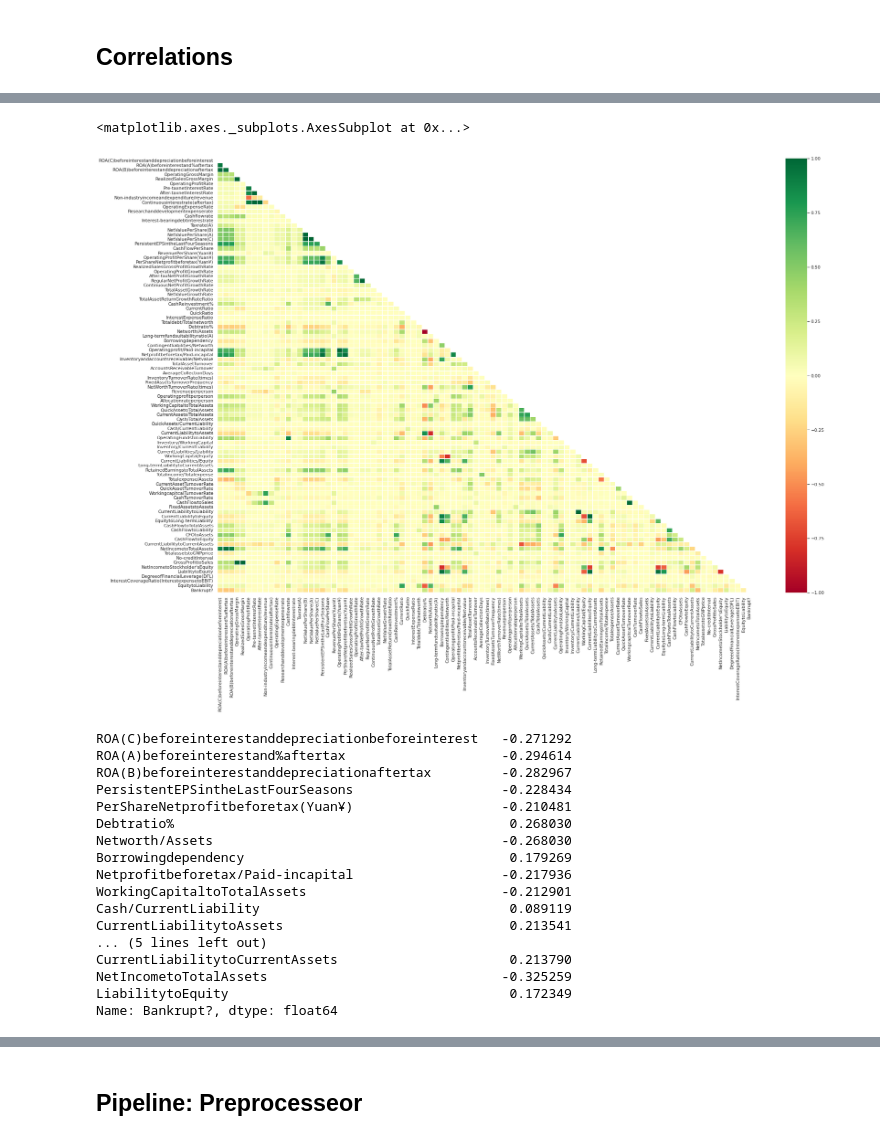
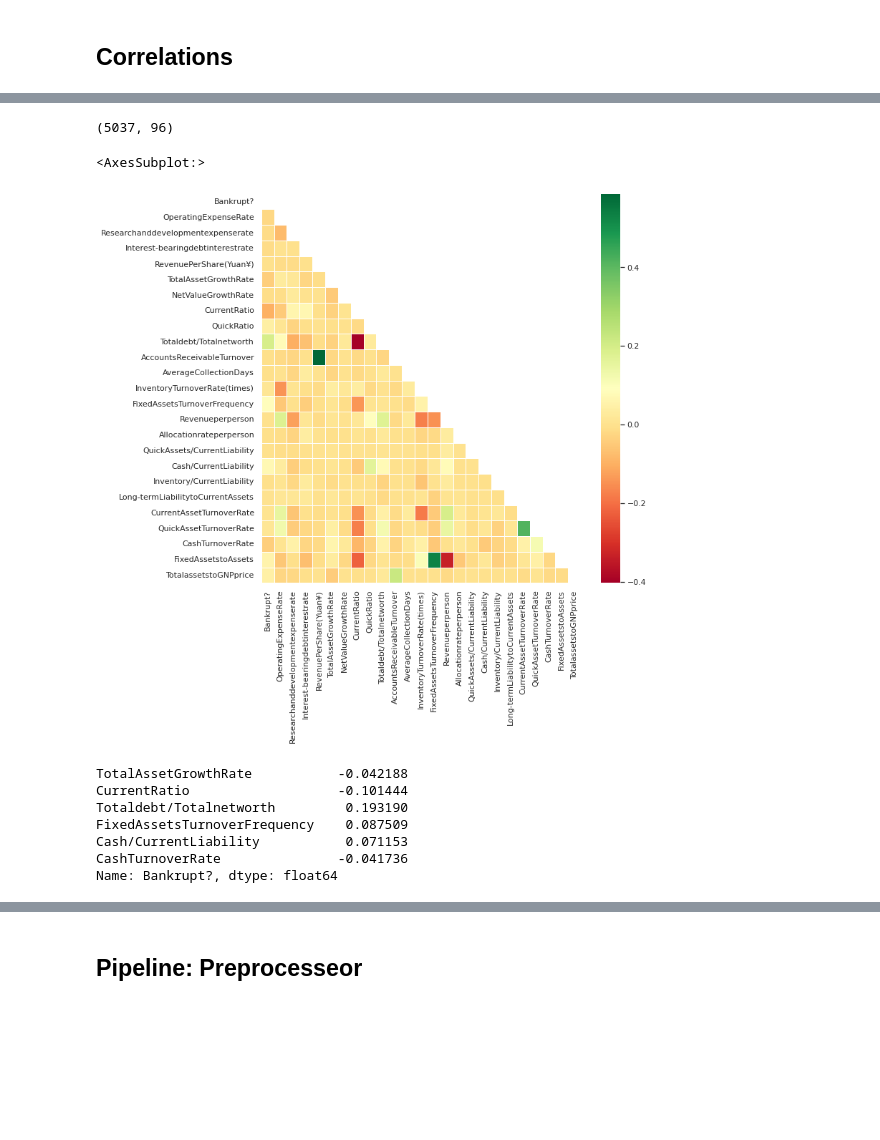
Before and after one commit to oimartin/company_bankruptcy_predictions, a Jupyter notebook: Notebook_bankrupt.ipynb, the cells around one changed output, grey strips where cells are left out. Cells and saved outputs as stored; diff of their text form; code cells hidden in the pictures; blank space fills up the shorter version.

Commit message:
added models, saved figures, model evaluations

```diff
--- a/Notebook_bankrupt.ipynb
+++ b/Notebook_bankrupt.ipynb
@@ -161,0 +195,12 @@ sns.histplot(data = bankrupt_yes, x='FixedAssetstoAssets')
+# %%
+
+f, (ax0, ax1, ax2, ax3, ax4) = plt.subplots(1,5, figsize=(20,5))
+
+strip_violin(data, 'Bankrupt?', bottom_skew_neg.index[0], bottom_skew_neg[0], ax0)
+strip_violin(data, 'Bankrupt?', bottom_skew_neg.index[1], bottom_skew_neg[1], ax1)
+strip_violin(data, 'Bankrupt?', bottom_skew_neg.index[2], bottom_skew_neg[2], ax2)
+strip_violin(data, 'Bankrupt?', bottom_skew_neg.index[3], bottom_skew_neg[3], ax3)
+strip_violin(data, 'Bankrupt?', bottom_skew_neg.index[4], bottom_skew_neg[4], ax4)
+
+plt.savefig('negatively_skewed_data_violin_strip.png')
+plt.show()
@@ -161,0 +276,12 @@ sns.histplot(data = bankrupt_yes, x='FixedAssetstoAssets')
+# %%
+f, (ax0, ax1, ax2, ax3, ax4) = plt.subplots(1,5, figsize=(20,5))
+
+strip_violin(data_no_outliers, 'Bankrupt?', bottom_skew_neg.index[0], new_skew_neg[0], ax0)
+strip_violin(data_no_outliers, 'Bankrupt?', bottom_skew_neg.index[1], new_skew_neg[1], ax1)
+strip_violin(data_no_outliers, 'Bankrupt?', bottom_skew_neg.index[2], new_skew_neg[2], ax2)
+strip_violin(data_no_outliers, 'Bankrupt?', bottom_skew_neg.index[3], new_skew_neg[3], ax3)
+strip_violin(data_no_outliers, 'Bankrupt?', bottom_skew_neg.index[4], new_skew_neg[4], ax4)
+
+plt.savefig('prev_skew_data_after_outlier_removal_neg.png')
+
+plt.show()
@@ -184,7 +314,7 @@ def cat_num (data_frame):
   int_features = data_frame.select_dtypes(include = ['int64']).columns
   return categorical_features, numerical_features, int_features
 # %%
-features = cat_num(data)
+features = cat_num(data_no_outliers)
 print(f'''There are {len(features[0])} categorical features.
 There are {len(features[1])} numerical features.
 There are {len(features[2])} integer features.''')
@@ -209,13 +338,13 @@ data['Liability-AssetsFlag'].value_counts()
 Name: Liability-AssetsFlag, dtype: int64
 # %%
-# data[list(features[2][1:3])] = data[list(features[2])[1:3]].astype('category')
+data_no_outliers[min0_max1+list(features[2])] = data_no_outliers[min0_max1+list(features[2])].astype('category')
+data_no_outliers['Bankrupt?'] = data_no_outliers['Bankrupt?'].astype('int64')
 
-data[list(features[2])] = data[list(features[2])].astype('category')
-
-features = cat_num(data)
+features = cat_num(data_no_outliers)
 cat_features = list(features[0])
 num_features = list(features[1])
-print(f'''There are {len(features[0])} categorical features.
+int_features = list(features[2])
+print(f'''There are {len(features[0])} categorical features: {cat_features}
 There are {len(features[1])} numerical features.
-There are {len(features[2])} integer features.''')
+There are {len(features[2])} integer features: {int_features}.''')
 # %% [output]
@@ -293,30 +372,24 @@ Index(['Bankrupt?', 'ROA(C)beforeinterestanddepreciationbeforeinterest',
+# %%
+data_no_outliers.shape
+# %% [output]
+(5037, 96)
 # %%
-mask_corr_graph(train, columns, fig_size=(30,20), show_corr=False)
+mask_corr_graph(data_no_outliers, data_no_outliers.columns, fig_size=(10,10), show_corr=False)
 # %% [output]
-<matplotlib.axes._subplots.AxesSubplot at 0x...>
+<AxesSubplot:>
-[figure, old version]
+[figure, new version]
 # %%
-train_corr = train.corr()['Bankrupt?'].drop(labels=['Bankrupt?'])
+train_corr = data_no_outliers.corr()['Bankrupt?'].drop(labels=['Bankrupt?'])
 top10_bottom10_corr = train_corr[(train_corr >= train_corr.quantile(q=0.90)) |
                             (train_corr <= train_corr.quantile(q=0.10))]
 top10_bottom10_corr
 # %% [output]
-ROA(C)beforeinterestanddepreciationbeforeinterest   -0.271292
-ROA(A)beforeinterestand%aftertax                    -0.294614
-ROA(B)beforeinterestanddepreciationaftertax         -0.282967
-PersistentEPSintheLastFourSeasons                   -0.228434
-PerShareNetprofitbeforetax(Yuan¥)                   -0.210481
-Debtratio%                                           0.268030
-Networth/Assets                                     -0.268030
-Borrowingdependency                                  0.179269
-Netprofitbeforetax/Paid-incapital                   -0.217936
-WorkingCapitaltoTotalAssets                         -0.212901
-Cash/CurrentLiability                                0.089119
-CurrentLiabilitytoAssets                             0.213541
-... (5 lines left out)
-CurrentLiabilitytoCurrentAssets                      0.213790
-NetIncometoTotalAssets                              -0.325259
-LiabilitytoEquity                                    0.172349
+TotalAssetGrowthRate           -0.042188
+CurrentRatio                   -0.101444
+Totaldebt/Totalnetworth         0.193190
+FixedAssetsTurnoverFrequency    0.087509
+Cash/CurrentLiability           0.071153
+CashTurnoverRate               -0.041736
 Name: Bankrupt?, dtype: float64
 # %%
 top10_bottom10 = list(top10_bottom10_corr.index)
```
Also changed, not shown: parts of 62 cells of this notebook.
